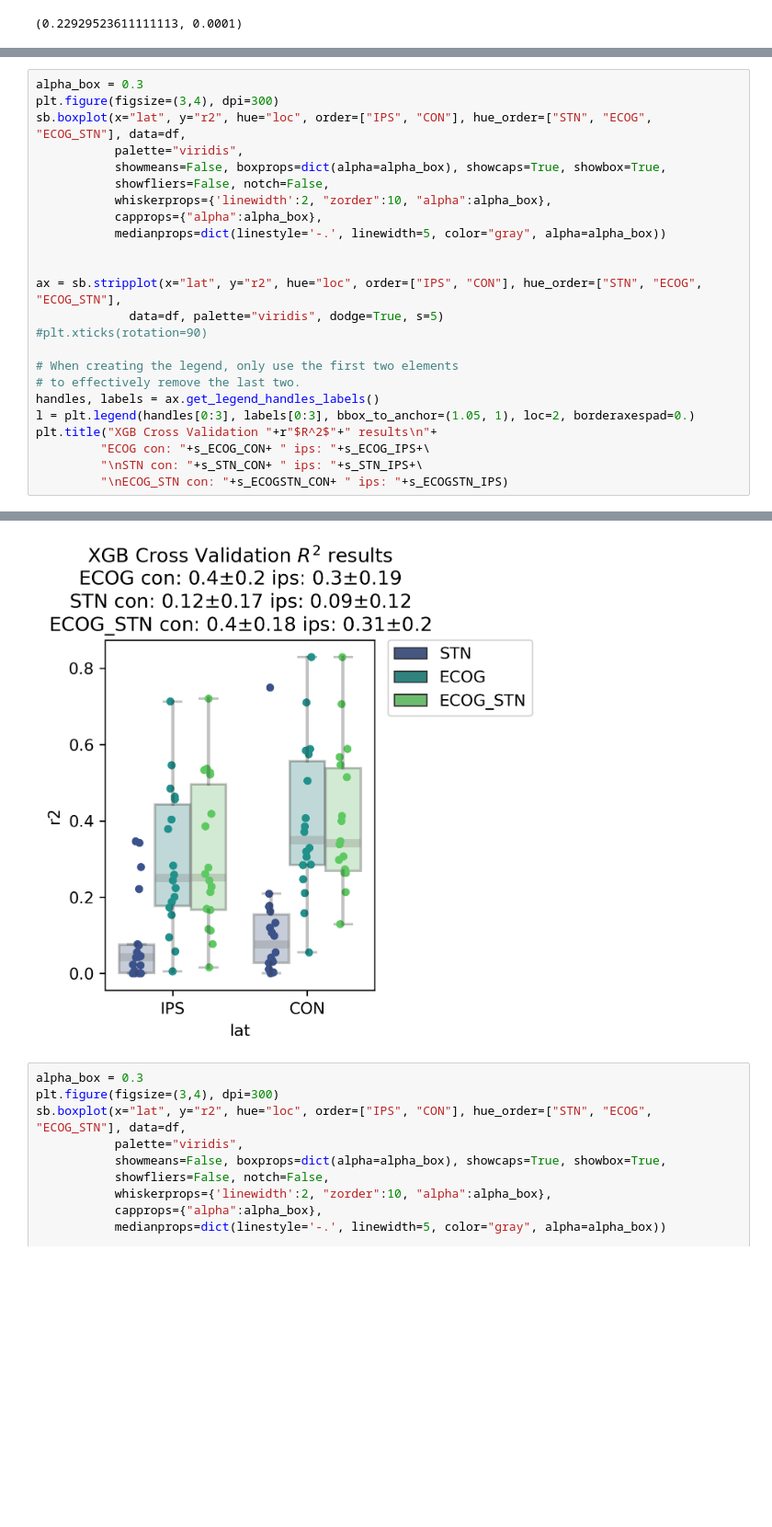
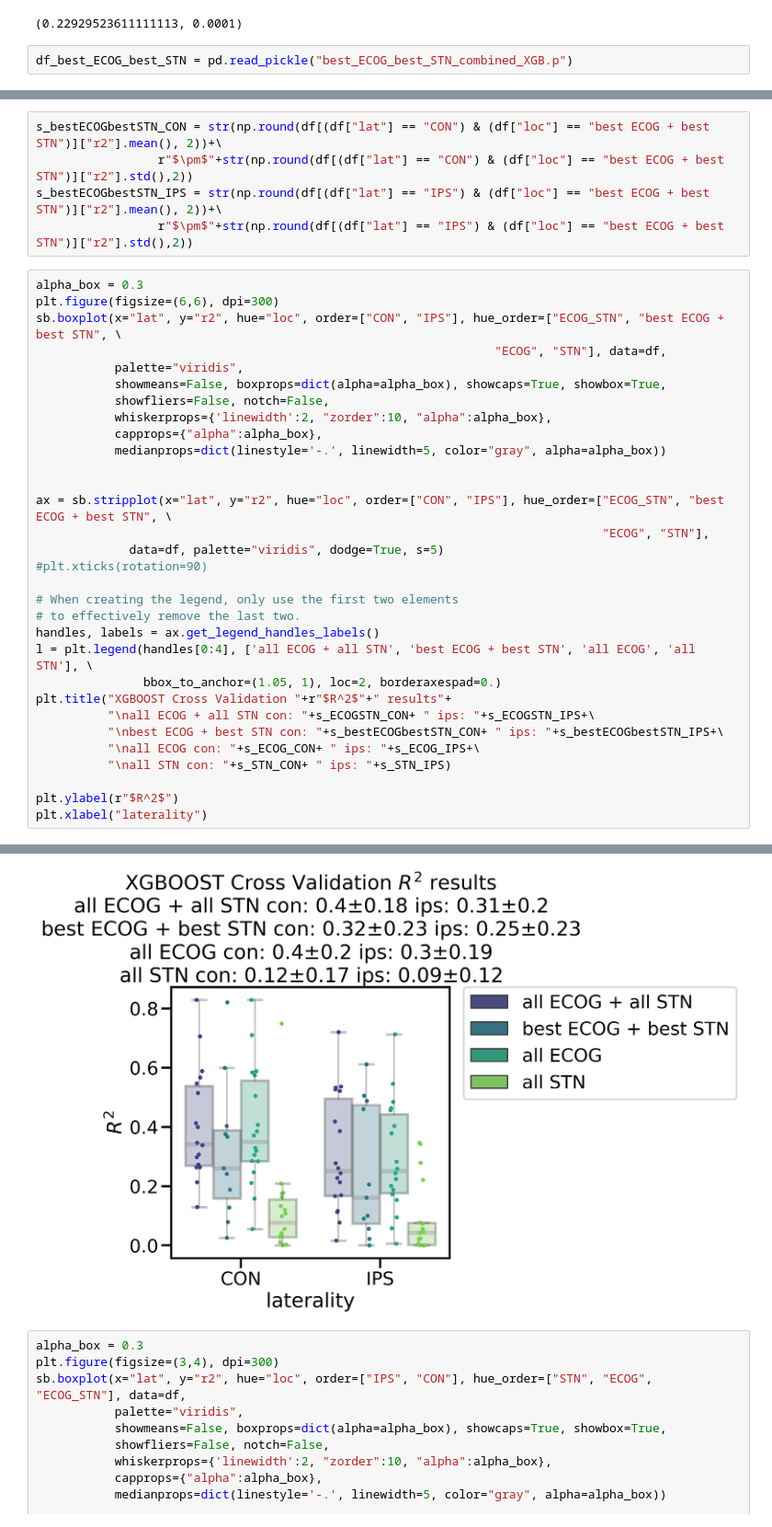
Before and after one commit to neuromodulation/icn, a Jupyter notebook: ECOG_vs_STN/Results_Analysis/ECOG_STN_feature_analysis/test_XGB_same_size_and_combinationECOGSTN.ipynb, the cells around one changed output, grey strips where cells are left out. Shown at 92% size. Saved outputs shown, nothing was run; the diff lists cells and outputs as text; blank space fills up the shorter version.

```diff
--- a/ECOG_vs_STN/Results_Analysis/ECOG_STN_feature_analysis/test_XGB_same_size_and_combinationECOGSTN.ipynb
+++ b/ECOG_vs_STN/Results_Analysis/ECOG_STN_feature_analysis/test_XGB_same_size_and_combinationECOGSTN.ipynb
@@ -332,3 +312,5 @@ icn_permutation_test.permutationTest(df_best[(df_best["lat"]=="IPS") & (df_best[
 # %% [output]
 [figure]
 (0.22929523611111113, 0.0001)
+# %%
+df_best_ECOG_best_STN = pd.read_pickle("best_ECOG_best_STN_combined_XGB.p")
@@ -335,7 +345,13 @@ icn_permutation_test.permutationTest(df_best[(df_best["lat"]=="IPS") & (df_best[
+# %%
+s_bestECOGbestSTN_CON = str(np.round(df[(df["lat"] == "CON") & (df["loc"] == "best ECOG + best STN")]["r2"].mean(), 2))+\
+                 r"$\pm$"+str(np.round(df[(df["lat"] == "CON") & (df["loc"] == "best ECOG + best STN")]["r2"].std(),2))
+s_bestECOGbestSTN_IPS = str(np.round(df[(df["lat"] == "IPS") & (df["loc"] == "best ECOG + best STN")]["r2"].mean(), 2))+\
+                 r"$\pm$"+str(np.round(df[(df["lat"] == "IPS") & (df["loc"] == "best ECOG + best STN")]["r2"].std(),2))
 # %%
 alpha_box = 0.3
-plt.figure(figsize=(3,4), dpi=300)
-sb.boxplot(x="lat", y="r2", hue="loc", order=["IPS", "CON"], hue_order=["STN", "ECOG", "ECOG_STN"], data=df,
+plt.figure(figsize=(6,6), dpi=300)
+sb.boxplot(x="lat", y="r2", hue="loc", order=["CON", "IPS"], hue_order=["ECOG_STN", "best ECOG + best STN", \
+                                                                "ECOG", "STN"], data=df,
            palette="viridis",
            showmeans=False, boxprops=dict(alpha=alpha_box), showcaps=True, showbox=True,
            showfliers=False, notch=False,
@@ -344,16 +360,22 @@ sb.boxplot(x="lat", y="r2", hue="loc", order=["IPS", "CON"], hue_order=["STN", "
            medianprops=dict(linestyle='-.', linewidth=5, color="gray", alpha=alpha_box))
 
 
-ax = sb.stripplot(x="lat", y="r2", hue="loc", order=["IPS", "CON"], hue_order=["STN", "ECOG", "ECOG_STN"],
+ax = sb.stripplot(x="lat", y="r2", hue="loc", order=["CON", "IPS"], hue_order=["ECOG_STN", "best ECOG + best STN", \
+                                                                               "ECOG", "STN"],
              data=df, palette="viridis", dodge=True, s=5)
 #plt.xticks(rotation=90)
 
 # When creating the legend, only use the first two elements
 # to effectively remove the last two.
 handles, labels = ax.get_legend_handles_labels()
-l = plt.legend(handles[0:3], labels[0:3], bbox_to_anchor=(1.05, 1), loc=2, borderaxespad=0.)
-plt.title("XGB Cross Validation "+r"$R^2$"+" results\n"+
-         "ECOG con: "+s_ECOG_CON+ " ips: "+s_ECOG_IPS+\
-         "\nSTN con: "+s_STN_CON+ " ips: "+s_STN_IPS+\
-         "\nECOG_STN con: "+s_ECOGSTN_CON+ " ips: "+s_ECOGSTN_IPS)
+l = plt.legend(handles[0:4], ['all ECOG + all STN', 'best ECOG + best STN', 'all ECOG', 'all STN'], \
+               bbox_to_anchor=(1.05, 1), loc=2, borderaxespad=0.)
+plt.title("XGBOOST Cross Validation "+r"$R^2$"+" results"+
+          "\nall ECOG + all STN con: "+s_ECOGSTN_CON+ " ips: "+s_ECOGSTN_IPS+\
+          "\nbest ECOG + best STN con: "+s_bestECOGbestSTN_CON+ " ips: "+s_bestECOGbestSTN_IPS+\
+          "\nall ECOG con: "+s_ECOG_CON+ " ips: "+s_ECOG_IPS+\
+          "\nall STN con: "+s_STN_CON+ " ips: "+s_STN_IPS)
+
+plt.ylabel(r"$R^2$")
+plt.xlabel("laterality")
 # %% [output]
@@ -361,4 +383,4 @@ Text(0.5, 1.0, 'XGB Cross Validation $R^2$ results\nECOG con: 0.4$\\pm$0.2 ips:
-[figure, old version]
+[figure, new version]
 # %%
 alpha_box = 0.3
 plt.figure(figsize=(3,4), dpi=300)
```
Also changed, not shown: parts of 18 cells of this notebook, 10 other files.
